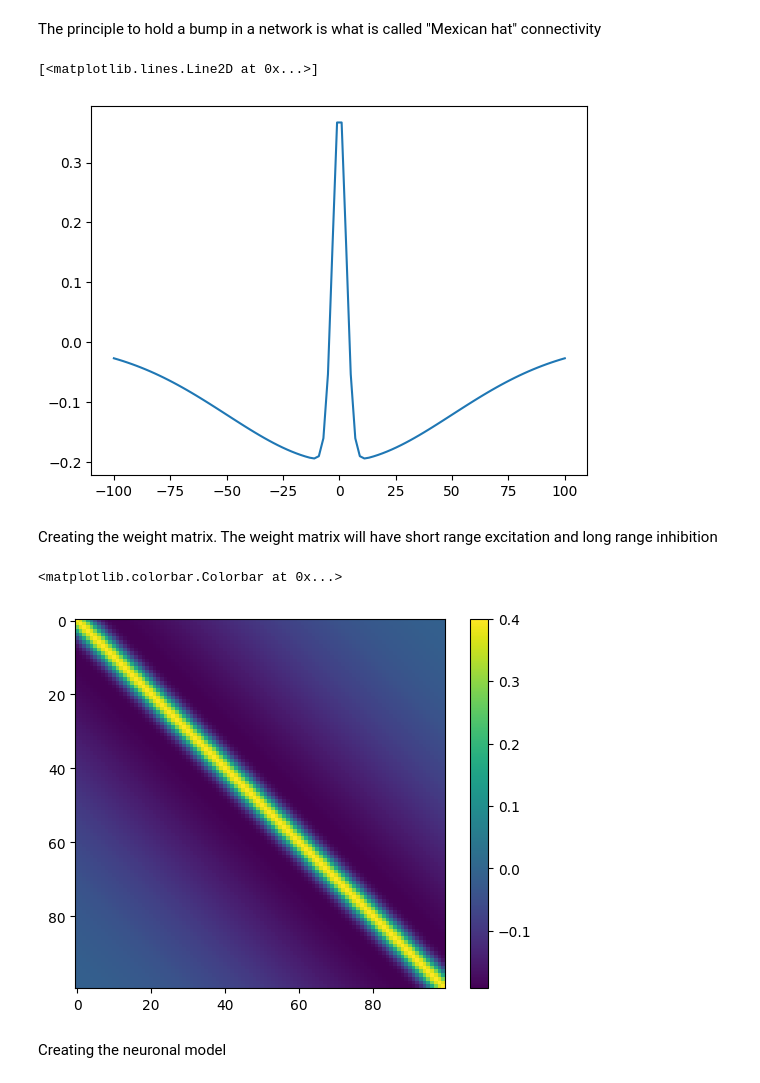
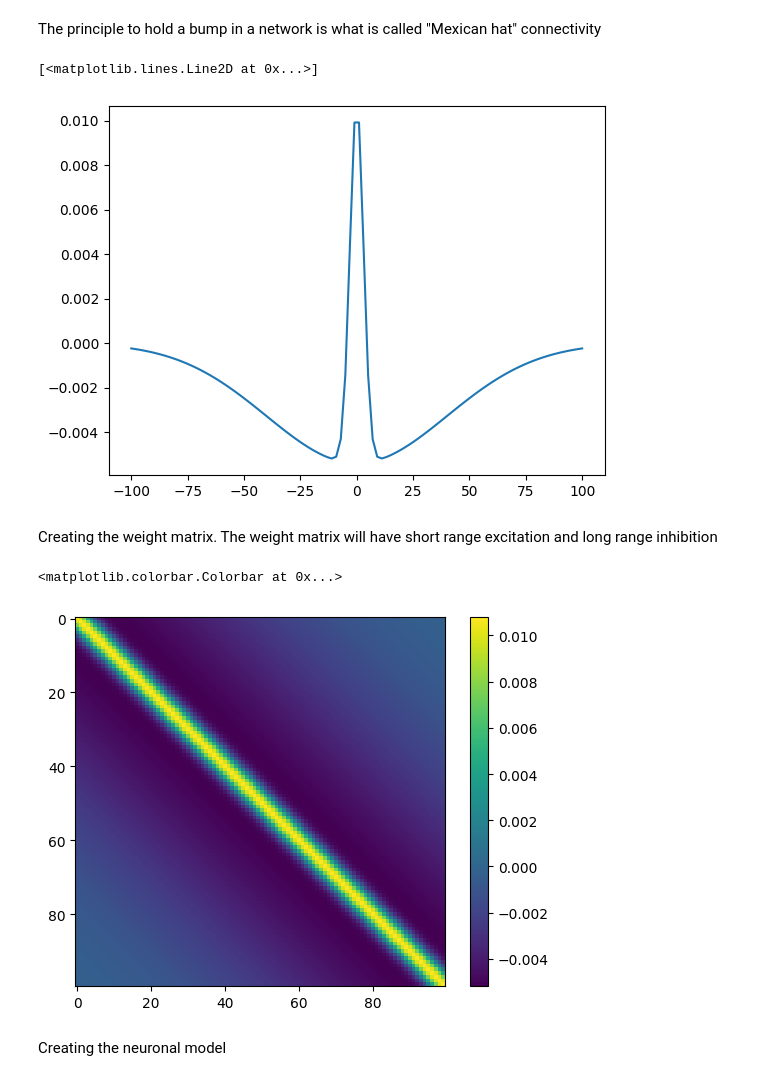
Before and after one commit to aung9htet/counting_snn, a Jupyter notebook: Bump_attractor_network.ipynb, the cells around one changed output. Drawn from its saved outputs; the diff is of its cells as text; code cells hidden in the pictures.

```diff
--- a/Bump_attractor_network.ipynb
+++ b/Bump_attractor_network.ipynb
@@ -6,15 +6,15 @@ The principle to hold a bump in a network is what is called "Mexican hat" connec
 # %%
 A1 = 0.6
 A2 = 0.2
 sigma1 = 3
 sigma2 = 40
-M = lambda k: A1*np.exp(-k**2/(2*sigma1**2)) - A2*np.exp(-k**2/(2*sigma2**2))
+M = lambda k: (A1*np.exp(-k**2/(2*sigma1**2)) - A2*np.exp(-k**2/(2*sigma2**2)))/(sigma2-sigma1)
 
 k = np.linspace(-100, 100, 100)
 plt.plot(k, M(k))
 # %% [output]
 [<matplotlib.lines.Line2D at 0x...>]
-[figure, old version]
+[figure, new version]
 # %% [markdown]
 Creating the weight matrix. The weight matrix will have short range excitation and long range inhibition
 # %%
@@ -30,7 +30,7 @@ plt.imshow(W)
 plt.colorbar()
 # %% [output]
 <matplotlib.colorbar.Colorbar at 0x...>
-[figure, old version]
+[figure, new version]
 # %% [markdown]
 Creating the neuronal model
 # %%
```
Also changed, not shown: parts of 8 cells of this notebook, 24 other files.
